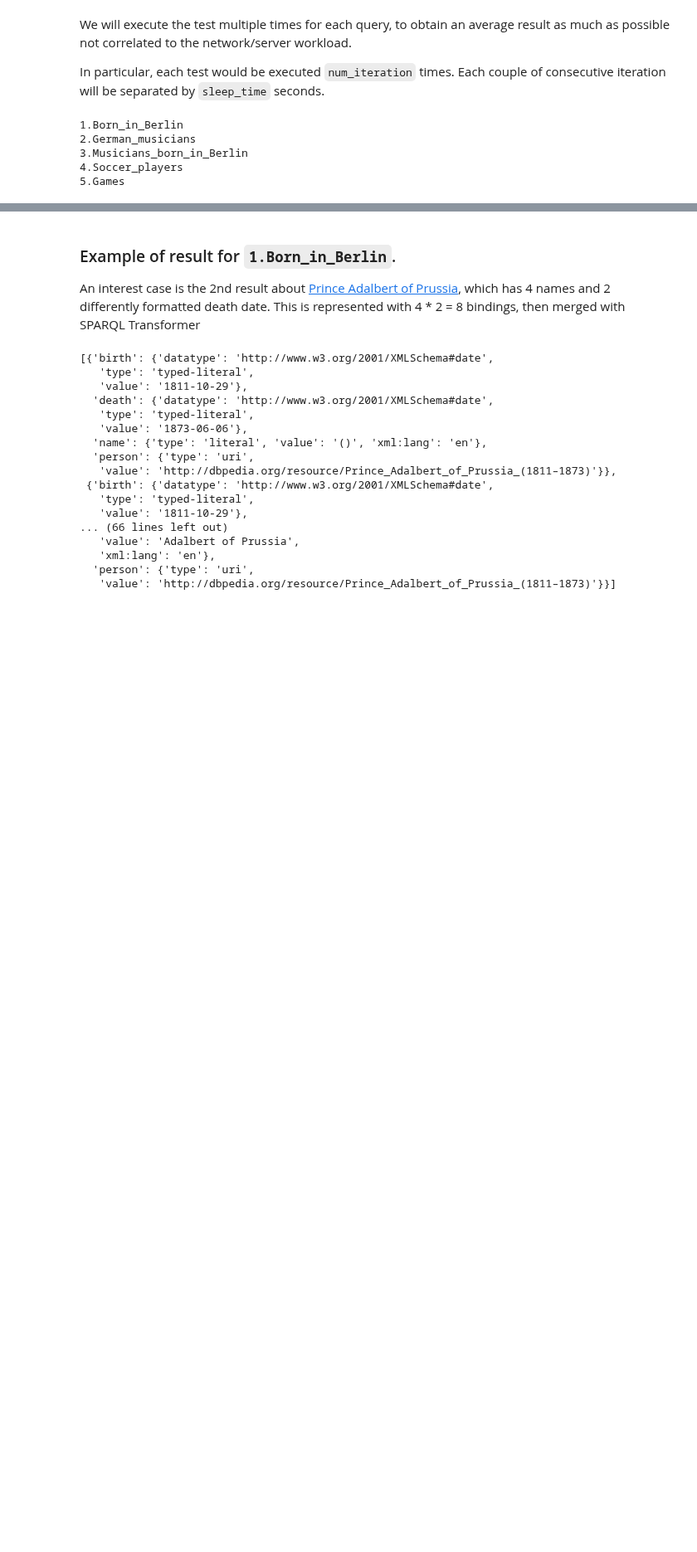
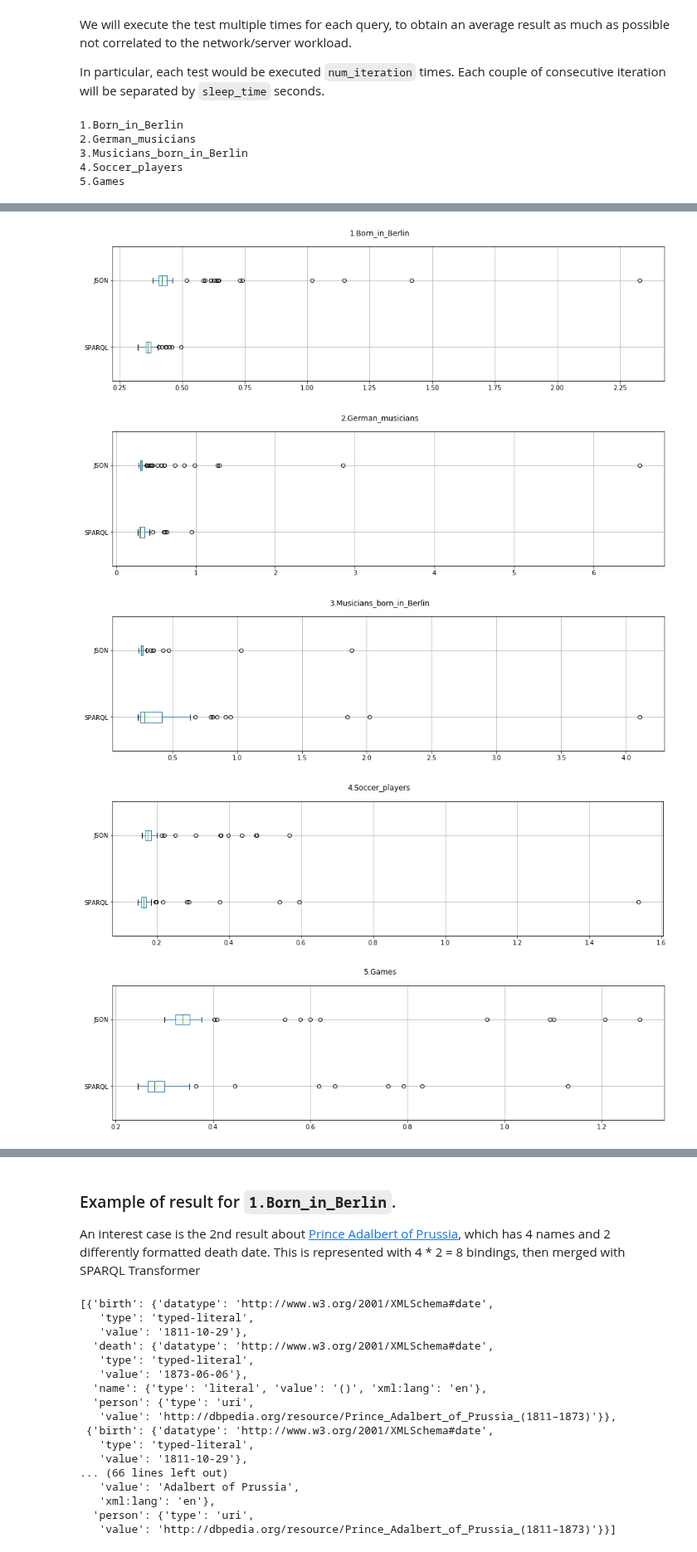
Before and after one commit to D2KLab/py-sparql-transformer, a Jupyter notebook: evaluation/test.ipynb, the cells around one changed output, grey strips where cells are left out. Shown at 83% size. Cells and saved outputs as stored; diff of their text form; code cells hidden in the pictures; blank space fills up the shorter version.

```diff
--- a/evaluation/test.ipynb
+++ b/evaluation/test.ipynb
@@ -175,14 +161,0 @@ all_timings
-# %%
-for i, json_query in enumerate(json_queries):
-    tim = all_timings[i]
-    name = tim['name']
-
-    a = np.hstack(tim['sparql'])
-    plt.hist(a, bins='auto')  # arguments are passed to np.histogram
-    plt.title(name + ': SPARQL execution time')
-    plt.show()
-
-    a = np.hstack(tim['json'])
-    plt.hist(a, bins='auto')  # arguments are passed to np.histogram
-    plt.title(name + ': JSON execution time')
-    plt.show()
@@ -200,3 +166,20 @@ for i, json_query in enumerate(json_queries):
+# %%
+for i, json_query in enumerate(json_queries):
+    tim = all_timings[i]
+
+    a = np.array([np.hstack(tim['sparql']), np.hstack(tim['json'])]).transpose()
+
+    df = pd.DataFrame(a, columns=['SPARQL', 'JSON'])
+    bp = df.boxplot(vert=False, figsize=(16,4))
+    fig = np.asarray(bp).reshape(-1)[0].get_figure()
+    fig.suptitle(tim['name'])
+    plt.show()
+# %% [output]
+[figure, added]
+[figure, added]
+[figure, added]
+[figure, added]
+[figure, added]
 # %%
 pd.DataFrame.from_dict(test_results)
 # %% [output]
```
Also changed, not shown: parts of 10 cells of this notebook.
